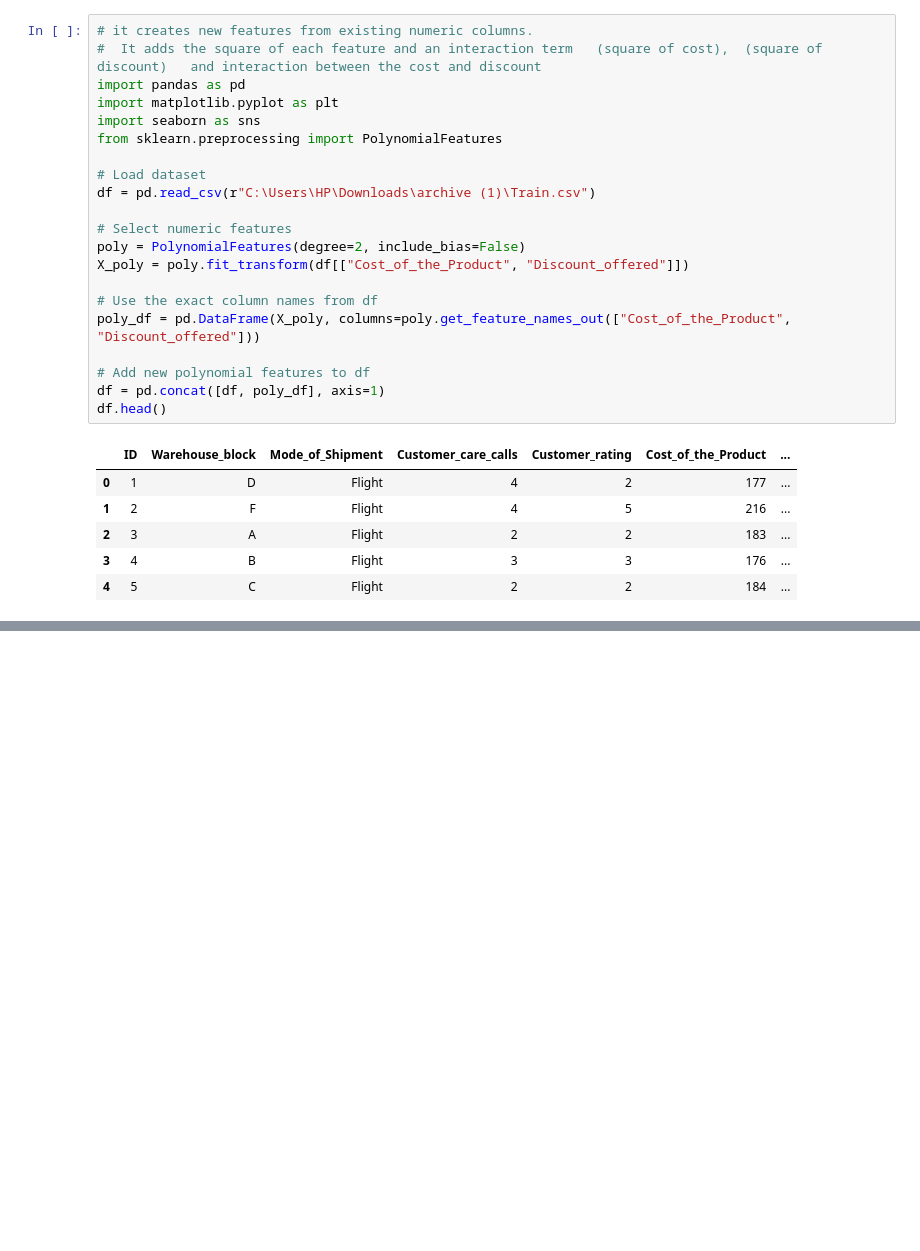
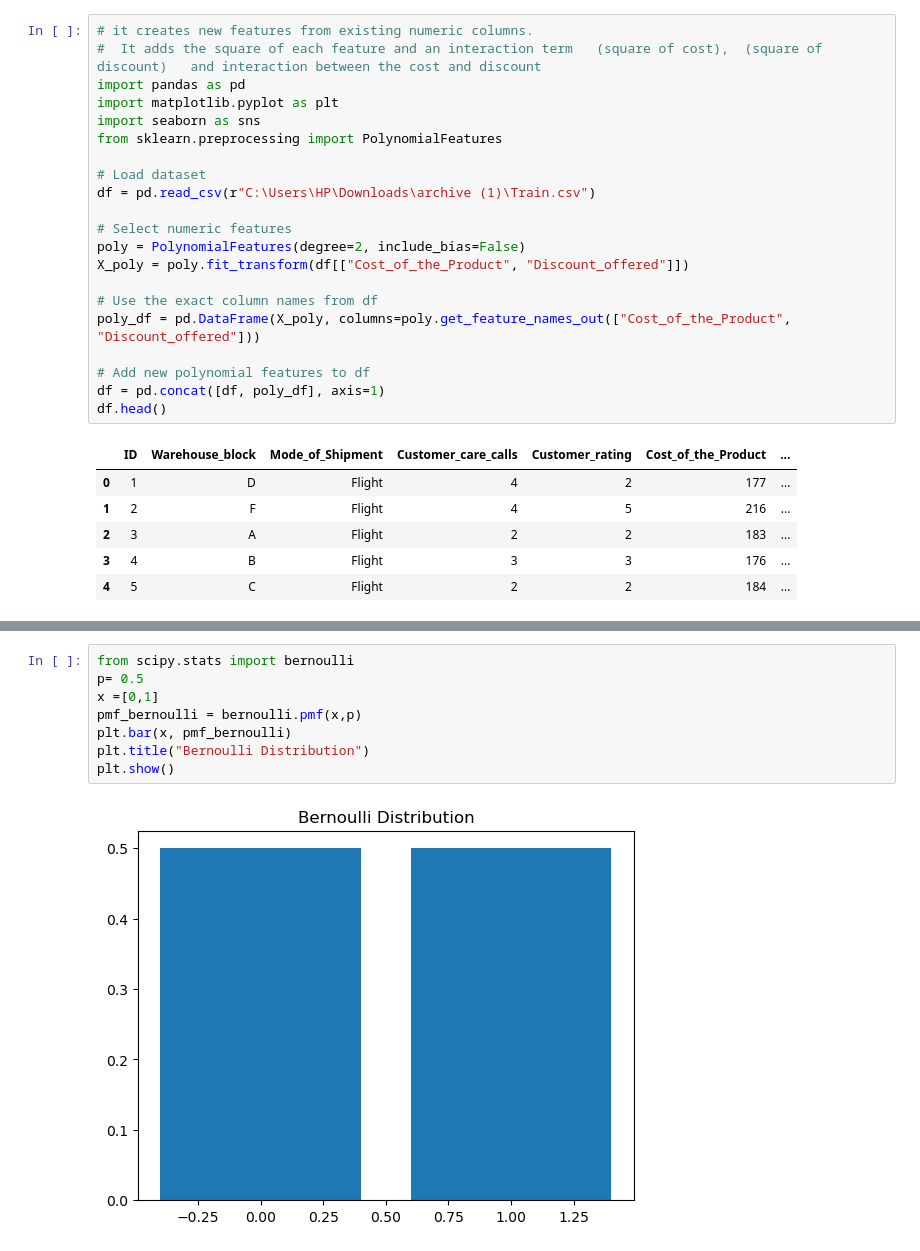
Before and after one commit to SpringBoard782/AI_Shipment_Sure_Infosys_Project, a Jupyter notebook: Milestone1/infosys.ipynb, the cells around one changed output, grey strips where cells are left out. Drawn from its saved outputs; the diff is of its cells as text; blank space fills up the shorter version.

```diff
--- a/Milestone1/infosys.ipynb
+++ b/Milestone1/infosys.ipynb
@@ -725,0 +980,10 @@ P-value: 0.03206290519743593
+# %%
+from scipy.stats import bernoulli
+p= 0.5
+x =[0,1]
+pmf_bernoulli = bernoulli.pmf(x,p)
+plt.bar(x, pmf_bernoulli)
+plt.title("Bernoulli Distribution")
+plt.show()
+# %% [output]
+[figure, added]
```
Also changed, not shown: parts of 56 cells of this notebook.
